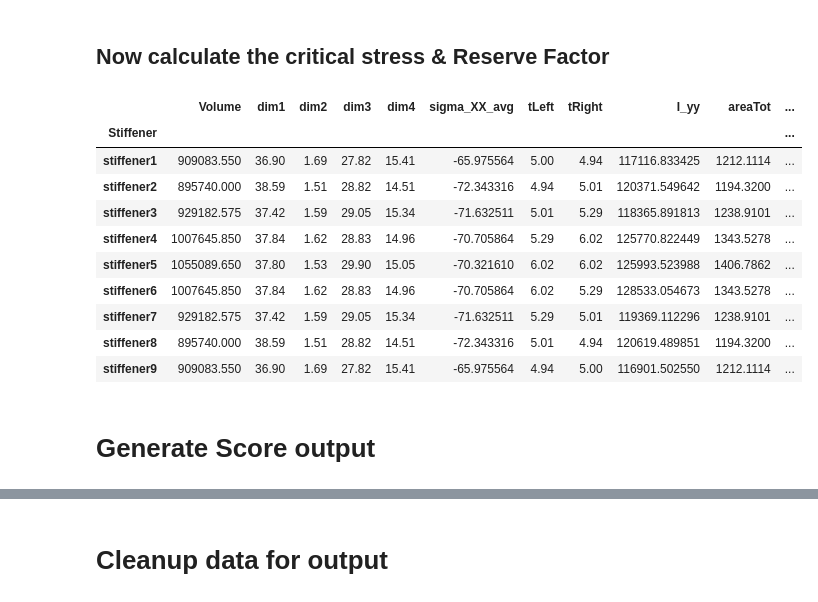
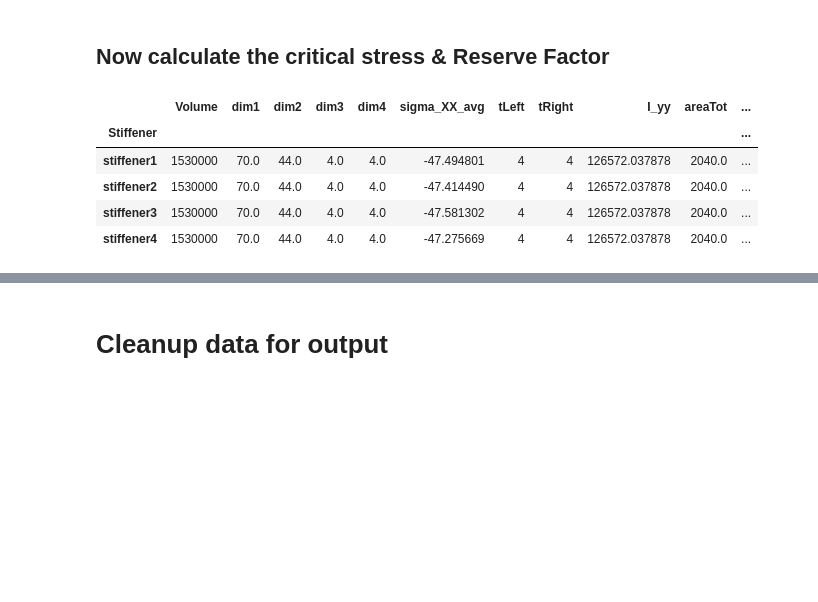
Before and after one commit to fabianober/tum-ase-project-2025-2, a Jupyter notebook: Notebooks/task_1f.ipynb, the cells around one changed output, grey strips where cells are left out. Drawn from its saved outputs; the diff is of its cells as text; code cells hidden in the pictures; blank space fills up the shorter version.

```diff
--- a/Notebooks/task_1f.ipynb
+++ b/Notebooks/task_1f.ipynb
@@ -226,9 +267,11 @@ lc2combined.head(10)
 # %%
 # Efficiently combine panels for load case 3
 panel_groups_3 = []
-for i in range(1, 10):
+for i in range(1, 5):
     df1 = loadCase3dfPanel[loadCase3dfPanel['Component Name'] == f'panel{i}'].copy()
+    df1 = df1[df1['Element ID'].isin(np.arange(df1['Element ID'].min()+3, df1['Element ID'].min()+6))]
     df2 = loadCase3dfPanel[loadCase3dfPanel['Component Name'] == f'panel{i+1}'].copy()
+    df2 = df2[df2['Element ID'].isin(np.arange(df2['Element ID'].min(), df2['Element ID'].min()+3))]
     df3 = loadCase3dfStringer[loadCase3dfStringer['Component Name']==f'stringer{i}'].copy()
     df1['Stiffener'] = 'stiffener'+str(i)
     df2['Stiffener'] = 'stiffener'+str(i)
@@ -376,13 +408,19 @@ lc3combined
 # Now we add Cross-Section Properties of the combined skin and hat stringer crosssection
 # %%
 # Load case 1
-lc1combined[['I_yy', 'areaTot', 'VolumeTot']] = lc1combined.apply(crosssectional_properties_hat_skin_row, stringer_pitch=stringer_pitch, stringer_depth = stringer_element_length*3,
+lc1combined[['I_yy', 'areaTot', 'EI_comb', 'E_y_comb', 'z_bar']] = lc1combined.apply(crosssectional_properties_tee_skin_row, stringer_pitch=stringer_pitch,
+                                                                    E_x_skin=E_x_skin, E_x_flange=E_x_flange, E_x_web=E_x_web,
+                                                                    E_y_skin=E_y_skin, E_y_flange=E_y_flange, E_y_web=E_y_web,
                                                                     axis=1, result_type='expand')
 # Load case 2
-lc2combined[['I_yy', 'areaTot', 'VolumeTot']] = lc2combined.apply(crosssectional_properties_hat_skin_row, stringer_pitch=stringer_pitch, stringer_depth = stringer_element_length*3,
+lc2combined[['I_yy', 'areaTot', 'EI_comb', 'E_y_comb', 'z_bar']] = lc2combined.apply(crosssectional_properties_tee_skin_row, stringer_pitch=stringer_pitch,
+                                                                    E_x_skin=E_x_skin, E_x_flange=E_x_flange, E_x_web=E_x_web,
+                                                                    E_y_skin=E_y_skin, E_y_flange=E_y_flange, E_y_web=E_y_web,
                                                                     axis=1, result_type='expand')
 # Load case 3
-lc3combined[['I_yy', 'areaTot', 'VolumeTot']] = lc3combined.apply(crosssectional_properties_hat_skin_row, stringer_pitch=stringer_pitch, stringer_depth = stringer_element_length*3,
+lc3combined[['I_yy', 'areaTot', 'EI_comb', 'E_y_comb', 'z_bar']] = lc3combined.apply(crosssectional_properties_tee_skin_row, stringer_pitch=stringer_pitch,
+                                                                    E_x_skin=E_x_skin, E_x_flange=E_x_flange, E_x_web=E_x_web,
+                                                                    E_y_skin=E_y_skin, E_y_flange=E_y_flange, E_y_web=E_y_web,
                                                                     axis=1, result_type='expand')
 lc1combined
 # %% [output]
@@ -401,13 +434,13 @@ lc1combined
 # Now we calculate the columnbuckling with Euler Johnson
 # %%
 # Load case 1EModulus, DIM1, DIM2, DIM3, sigma_yield, r
-lc1combined['sigma_crip'] = lc1combined.apply(lambda row: sigma_crip(EModulus= EModulus, DIM1=row['dim1'], DIM2=row['dim2'], DIM3=row['dim3'], sigma_yield = sigma_yield, r=0 ),
+lc1combined['sigma_crip'] = lc1combined.apply(lambda row: sigma_crip(sigma_u_c=sigma_u_c, DIM2=row['dim2'], DIM3=row['dim3'],DIM4=row['dim4'], r=0 ),
                                                 axis=1)
 # Load case 2
-lc2combined['sigma_crip'] = lc2combined.apply(lambda row: sigma_crip(EModulus= EModulus, DIM1=row['dim1'], DIM2=row['dim2'], DIM3=row['dim3'], sigma_yield = sigma_yield, r=0 ),
+lc2combined['sigma_crip'] = lc2combined.apply(lambda row: sigma_crip(sigma_u_c=sigma_u_c, DIM2=row['dim2'], DIM3=row['dim3'],DIM4=row['dim4'], r=0 ),
                                                 axis=1)
 #Load case 3
-lc3combined['sigma_crip'] = lc3combined.apply(lambda row: sigma_crip(EModulus= EModulus, DIM1=row['dim1'], DIM2=row['dim2'], DIM3=row['dim3'], sigma_yield = sigma_yield, r=0 ),
+lc3combined['sigma_crip'] = lc3combined.apply(lambda row: sigma_crip(sigma_u_c=sigma_u_c, DIM2=row['dim2'], DIM3=row['dim3'],DIM4=row['dim4'], r=0 ),
                                                 axis=1)
 lc1combined
 # %% [output]
@@ -425,9 +453,9 @@ lc1combined
 # %% [markdown]
 ## Add lambda_crit to the loadcases
 # %%
-lc1combined['lambda_crit'] = lc1combined.apply(lambda row: lambda_crit(EModulus, row['sigma_crip'], personal_data[0]), axis=1)
-lc2combined['lambda_crit'] = lc2combined.apply(lambda row: lambda_crit(EModulus, row['sigma_crip'], personal_data[0]), axis=1)
-lc3combined['lambda_crit'] = lc3combined.apply(lambda row: lambda_crit(EModulus, row['sigma_crip'], personal_data[0]), axis=1)
+lc1combined['lambda_crit'] = lc1combined.apply(lambda row: lambda_crit(EModulus=row['E_y_comb'], sigma_crip=row['sigma_crip']), axis=1)
+lc2combined['lambda_crit'] = lc2combined.apply(lambda row: lambda_crit(EModulus=row['E_y_comb'], sigma_crip=row['sigma_crip']), axis=1)
+lc3combined['lambda_crit'] = lc3combined.apply(lambda row: lambda_crit(EModulus=row['E_y_comb'], sigma_crip=row['sigma_crip']), axis=1)
 # %% [markdown]
 ## Add lambda to the loadcases
 # %%
@@ -443,21 +471,14 @@ lc3combined['r_gyr'] = lc3combined.apply(lambda row: r_gyr(row['I_yy'], row['are
 # %% [markdown]
 ## Now calculate the critical stress & Reserve Factor
 # %%
-lc1combined[['sigma_crit', 'Reserve Factor']] = lc1combined.apply(chooseBuckling, EModulus=EModulus, sigma_yield=sigma_yield, axis=1, result_type='expand')
-lc2combined[['sigma_crit', 'Reserve Factor']] = lc2combined.apply(chooseBuckling, EModulus=EModulus, sigma_yield=sigma_yield, axis=1, result_type='expand')
-lc3combined[['sigma_crit', 'Reserve Factor']] = lc3combined.apply(chooseBuckling, EModulus=EModulus, sigma_yield=sigma_yield, axis=1, result_type='expand')
+lc1combined[['sigma_crit', 'Reserve Factor']] = lc1combined.apply(chooseBuckling, axis=1, result_type='expand')
+lc2combined[['sigma_crit', 'Reserve Factor']] = lc2combined.apply(chooseBuckling, axis=1, result_type='expand')
+lc3combined[['sigma_crit', 'Reserve Factor']] = lc3combined.apply(chooseBuckling, axis=1, result_type='expand')
 lc1combined
 # %% [output]
 |  | Volume | dim1 | dim2 | dim3 | dim4 | sigma_XX_avg | tLeft | tRight | I_yy | areaTot | ... |
 | Stiffener |  |  |  |  |  |  |  |  |  |  | ... |
-| stiffener1 | 909083.550 | 36.90 | 1.69 | 27.82 | 15.41 | -65.975564 | 5.00 | 4.94 | 117116.833425 | 1212.1114 | ... |
-| stiffener2 | 895740.000 | 38.59 | 1.51 | 28.82 | 14.51 | -72.343316 | 4.94 | 5.01 | 120371.549642 | 1194.3200 | ... |
-| stiffener3 | 929182.575 | 37.42 | 1.59 | 29.05 | 15.34 | -71.632511 | 5.01 | 5.29 | 118365.891813 | 1238.9101 | ... |
-| stiffener4 | 1007645.850 | 37.84 | 1.62 | 28.83 | 14.96 | -70.705864 | 5.29 | 6.02 | 125770.822449 | 1343.5278 | ... |
-| stiffener5 | 1055089.650 | 37.80 | 1.53 | 29.90 | 15.05 | -70.321610 | 6.02 | 6.02 | 125993.523988 | 1406.7862 | ... |
-| stiffener6 | 1007645.850 | 37.84 | 1.62 | 28.83 | 14.96 | -70.705864 | 6.02 | 5.29 | 128533.054673 | 1343.5278 | ... |
-| stiffener7 | 929182.575 | 37.42 | 1.59 | 29.05 | 15.34 | -71.632511 | 5.29 | 5.01 | 119369.112296 | 1238.9101 | ... |
-| stiffener8 | 895740.000 | 38.59 | 1.51 | 28.82 | 14.51 | -72.343316 | 5.01 | 4.94 | 120619.489851 | 1194.3200 | ... |
-| stiffener9 | 909083.550 | 36.90 | 1.69 | 27.82 | 15.41 | -65.975564 | 4.94 | 5.00 | 116901.502550 | 1212.1114 | ... |
+| stiffener1 | 1530000 | 70.0 | 44.0 | 4.0 | 4.0 | -47.494801 | 4 | 4 | 126572.037878 | 2040.0 | ... |
+| stiffener2 | 1530000 | 70.0 | 44.0 | 4.0 | 4.0 | -47.414490 | 4 | 4 | 126572.037878 | 2040.0 | ... |
+| stiffener3 | 1530000 | 70.0 | 44.0 | 4.0 | 4.0 | -47.581302 | 4 | 4 | 126572.037878 | 2040.0 | ... |
+| stiffener4 | 1530000 | 70.0 | 44.0 | 4.0 | 4.0 | -47.275669 | 4 | 4 | 126572.037878 | 2040.0 | ... |
-# %% [markdown]
-# Generate Score output
```
Also changed, not shown: parts of 40 cells of this notebook, 2 other files.
